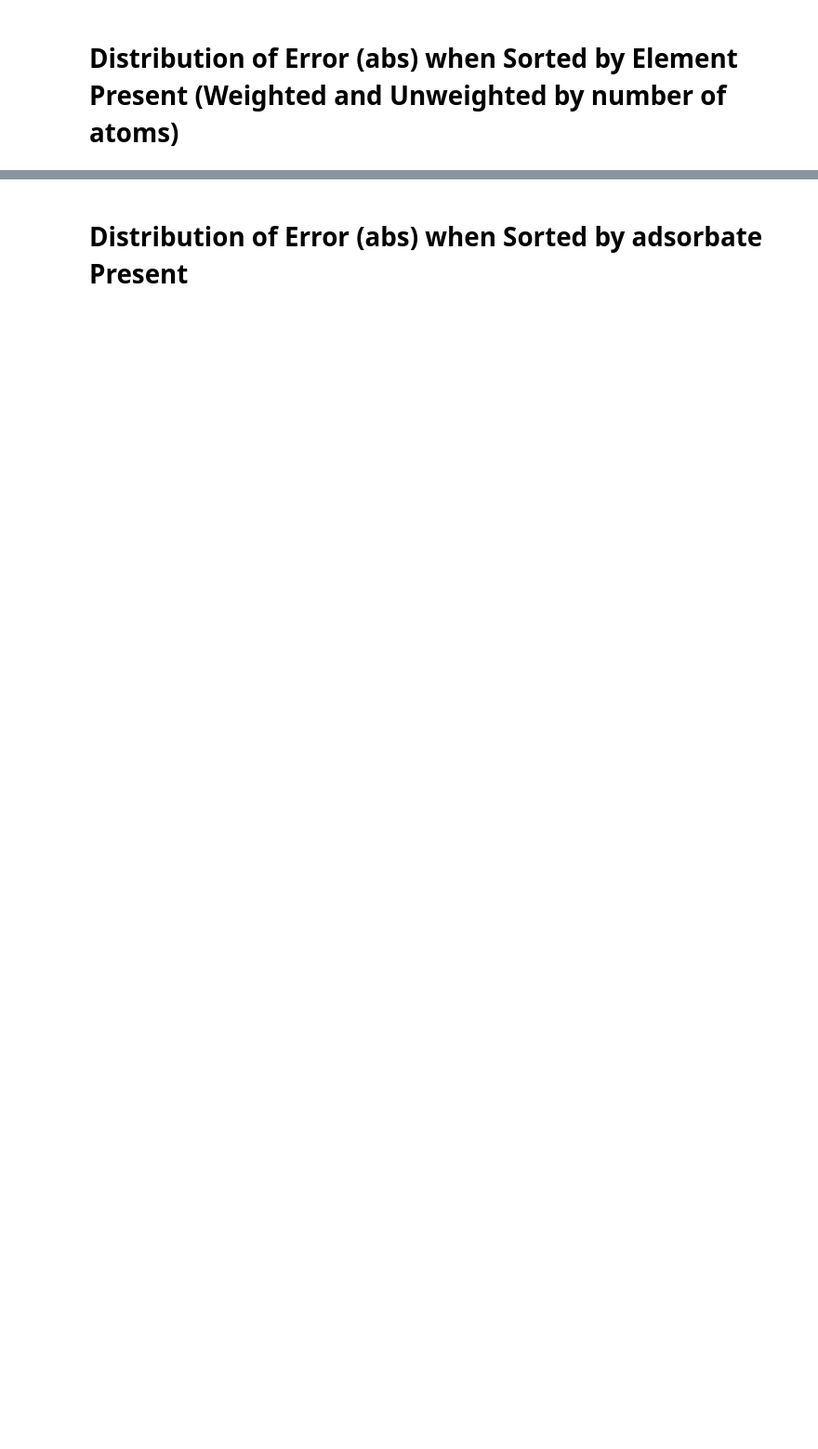
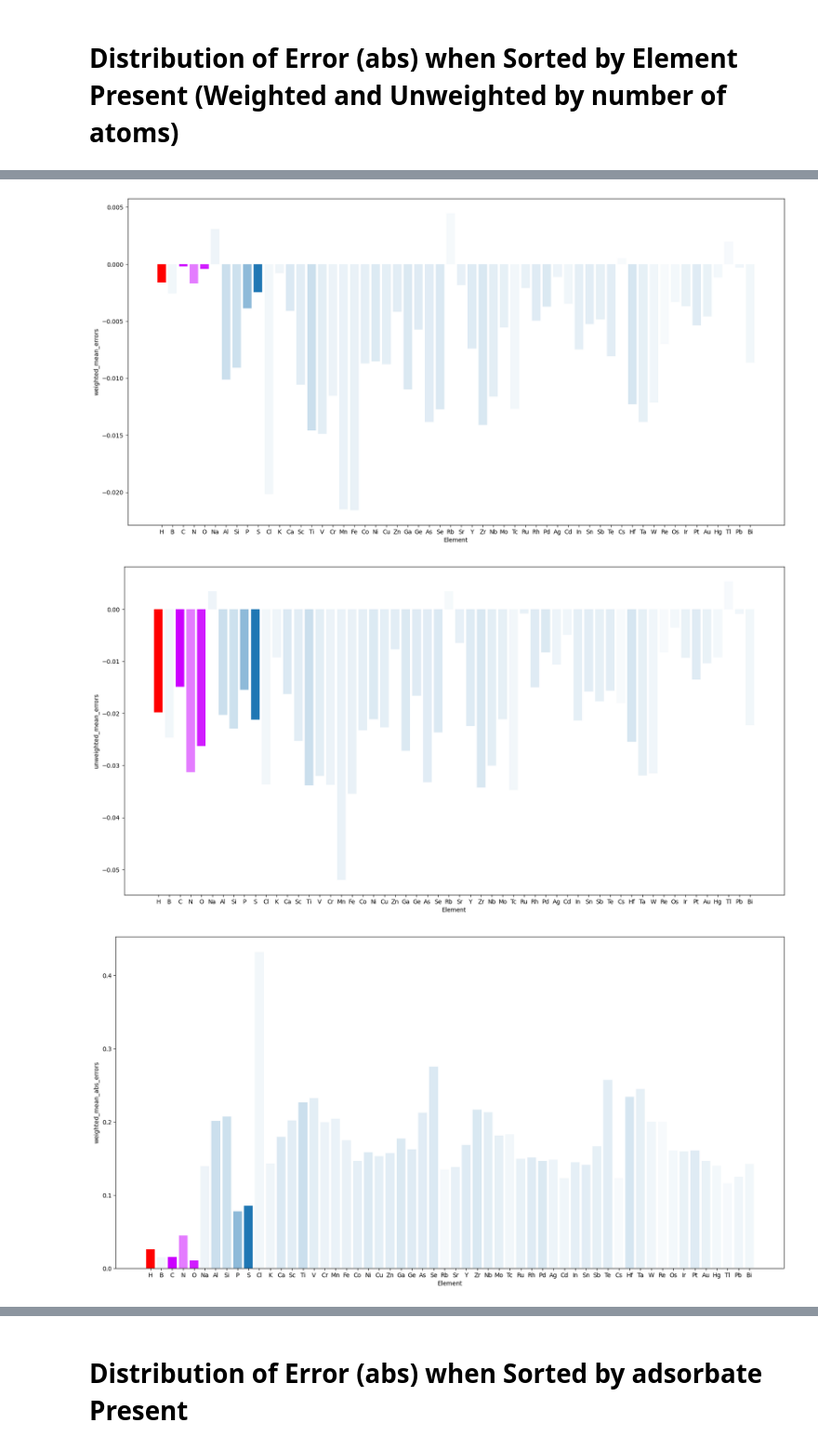
Before and after one commit to kimolijones/A-Star-is-born, a Jupyter notebook: main.ipynb, the cells around one changed output, grey strips where cells are left out. Shown at 93% size. Cells and saved outputs as stored; diff of their text form; code cells hidden in the pictures; blank space fills up the shorter version.

```diff
--- a/main.ipynb
+++ b/main.ipynb
@@ -245,13 +200,12 @@ def ptable_plotter( # adapted from https://github.com/arosen93/ptable_trends
 dataset_list = list(ase.io.iread(filename=DATASET_LOCATION, format="extxyz")) # reading *.xyz file as a generator, then converting into list
 df = pd.DataFrame(dataset_list)
 # %%
-df["number of atoms"] = [dataset_list[i].get_global_number_of_atoms() for i in range(len(dataset_list))]
+df["number of atoms"] = [len(dataset_list[i]) for i in range(len(dataset_list))]
+df["chemical formula list"] = [[dataset_list[i][element].symbol for element in range(len(dataset_list[i]))] for i in range(len(dataset_list))]
 df["chemical formula"] = [dataset_list[i].get_chemical_formula() for i in range(len(dataset_list))]
 
 df["Lattice (unit cell with three vectors)"] = [dataset_list[i].get_cell()[:] for i in range(len(dataset_list))]
 df["volume of unit cell (derived from Lattice)"] = [dataset_list[i].get_cell().volume for i in range(len(dataset_list))]
-#df["surface area (from first two vectors)"] = [np.linalg.norm(np.cross(dataset_list[i].get_cell()[0], dataset_list[i].get_cell()[1])) for i in range(len(dataset_list))]
-#df["Lattice vector length 3 (thickness)"] = [dataset_list[i].cell.cellpar()[2] for i in range(len(dataset_list))]
 
 df["energy (error)"] = [dataset_list[i].info["energy"] for i in range(len(dataset_list))]
 # Properties part not impt; pbc is "T T T" for all
@@ -447,0 +305,9 @@ ptable_plotter(data_elements=element_df["symbol"], data_list=element_df["weighte
+# %%
+plot_element(element_df, "weighted_mean_errors")
+plot_element(element_df, "unweighted_mean_errors")
+plot_element(element_df, "weighted_mean_abs_errors")
+plot_element(element_df, "unweighted_mean_abs_errors")
+# %% [output]
+[figure, added]
+[figure, added]
+[figure, added]
```
Also changed, not shown: parts of 11 cells of this notebook.
